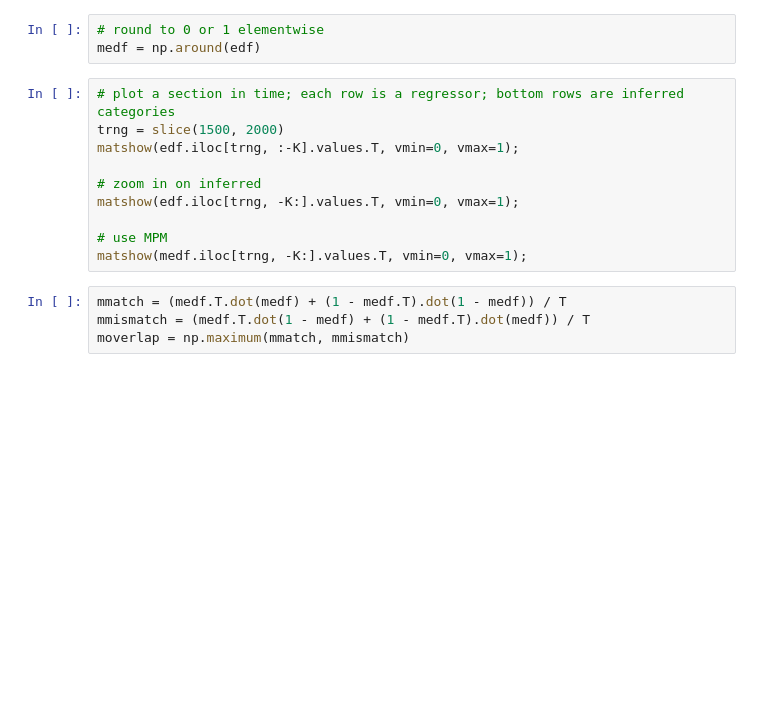
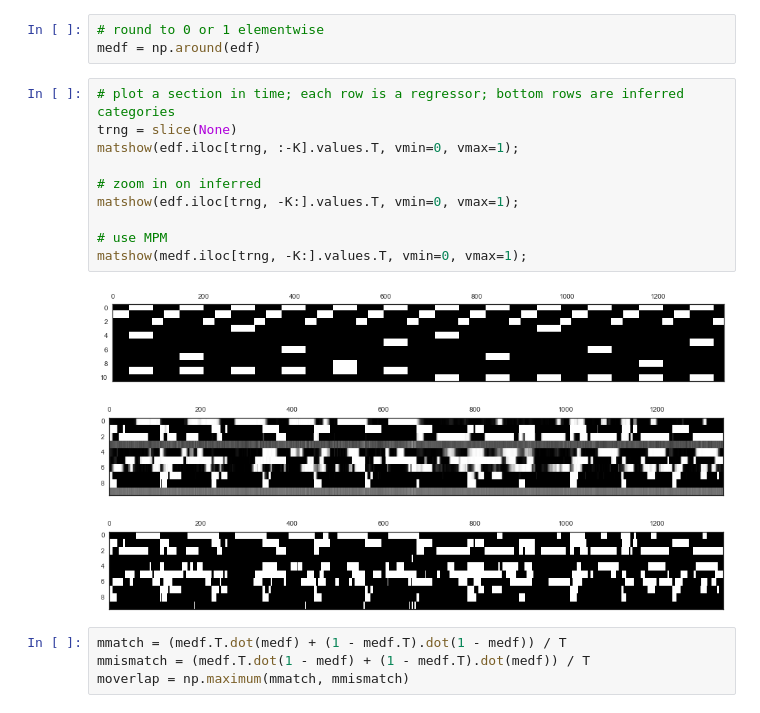
Before and after one commit to pearsonlab/spiketopics, a Jupyter notebook: experiments/roitman/explore_inferred_states.ipynb, the cells around one changed output. Drawn from its saved outputs; the diff is of its cells as text; blank space fills up the shorter version.

```diff
--- a/experiments/roitman/explore_inferred_states.ipynb
+++ b/experiments/roitman/explore_inferred_states.ipynb
@@ -217,14 +254,18 @@ Try using the MPM (maximizer of posterior marginals) rather than the posterior:
 medf = np.around(edf)
 # %%
 # plot a section in time; each row is a regressor; bottom rows are inferred categories
-trng = slice(1500, 2000)
+trng = slice(None)
 matshow(edf.iloc[trng, :-K].values.T, vmin=0, vmax=1);
 
 # zoom in on inferred
 matshow(edf.iloc[trng, -K:].values.T, vmin=0, vmax=1);
 
 # use MPM
 matshow(medf.iloc[trng, -K:].values.T, vmin=0, vmax=1);
+# %% [output]
+[figure, added]
+[figure, added]
+[figure, added]
 # %%
 mmatch = (medf.T.dot(medf) + (1 - medf.T).dot(1 - medf)) / T
 mmismatch = (medf.T.dot(1 - medf) + (1 - medf.T).dot(medf)) / T
```
Also changed, not shown: parts of 23 cells of this notebook, 2 other files.
